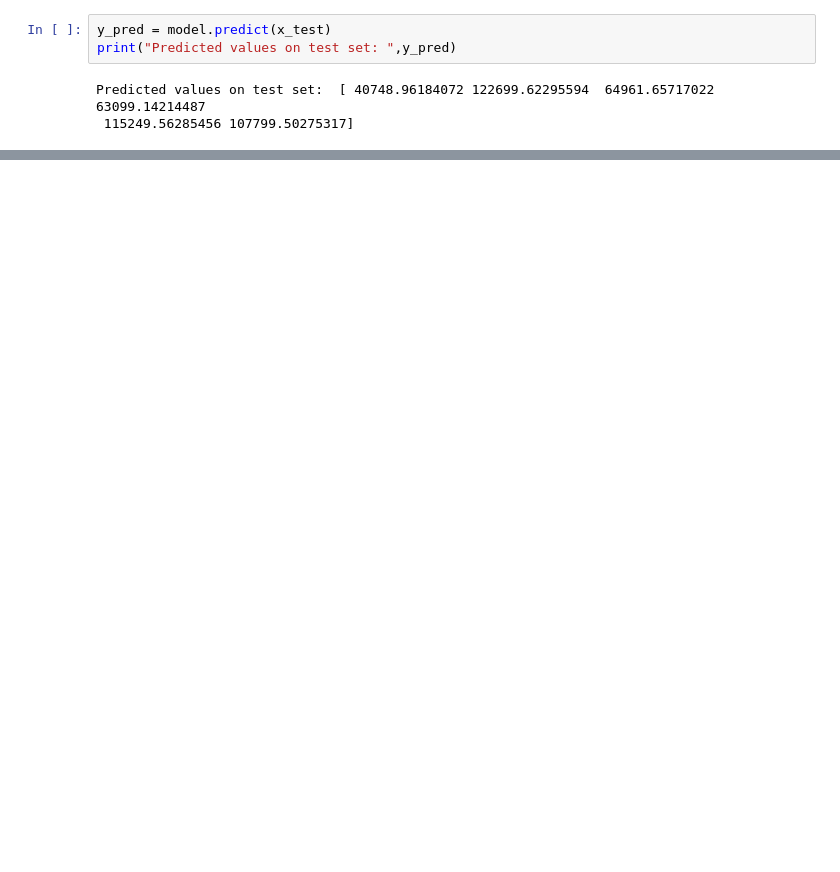
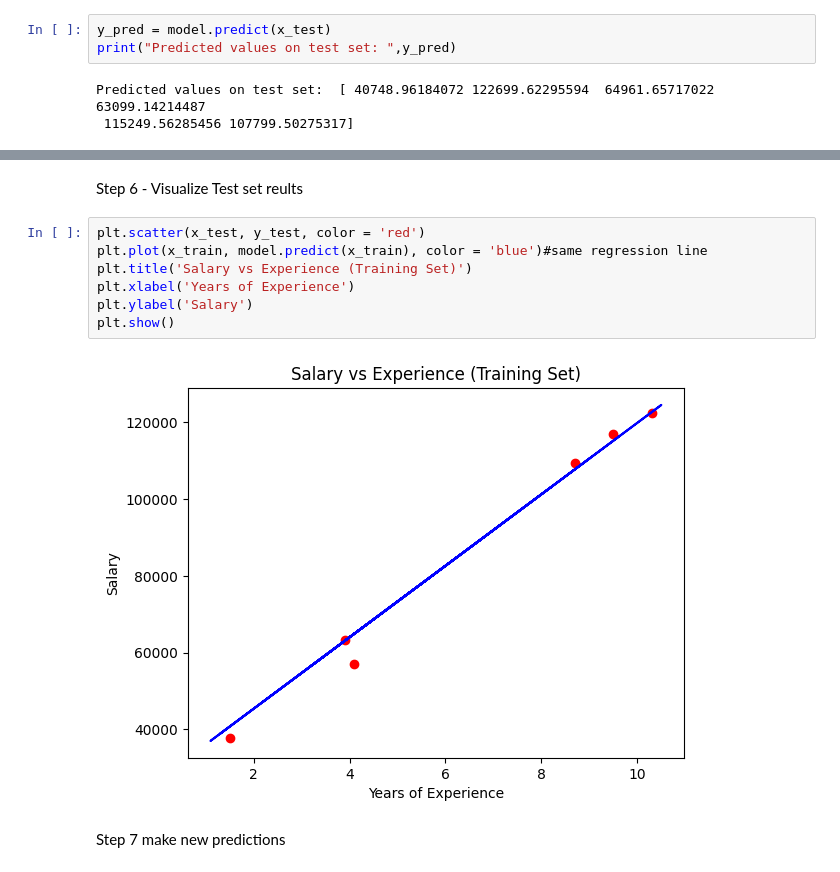
Before and after one commit to dbda2025cdac-maker/Advanced-Analytics, a Jupyter notebook: day10/LineraRegression.ipynb, the cells around one changed output, grey strips where cells are left out. Drawn from its saved outputs; the diff is of its cells as text; blank space fills up the shorter version.

```diff
--- a/day10/LineraRegression.ipynb
+++ b/day10/LineraRegression.ipynb
@@ -23,0 +42,13 @@ Predicted values on test set:  [ 40748.96184072 122699.62295594  64961.65717022
+# %% [markdown]
+Step 6 - Visualize Test set reults
+# %%
+plt.scatter(x_test, y_test, color = 'red')
+plt.plot(x_train, model.predict(x_train), color = 'blue')#same regression line
+plt.title('Salary vs Experience (Training Set)')
+plt.xlabel('Years of Experience')
+plt.ylabel('Salary')
+plt.show()
+# %% [output]
+[figure, added]
+# %% [markdown]
+Step 7 make new predictions
```
Also changed, not shown: parts of 8 cells of this notebook, 6 other files.
